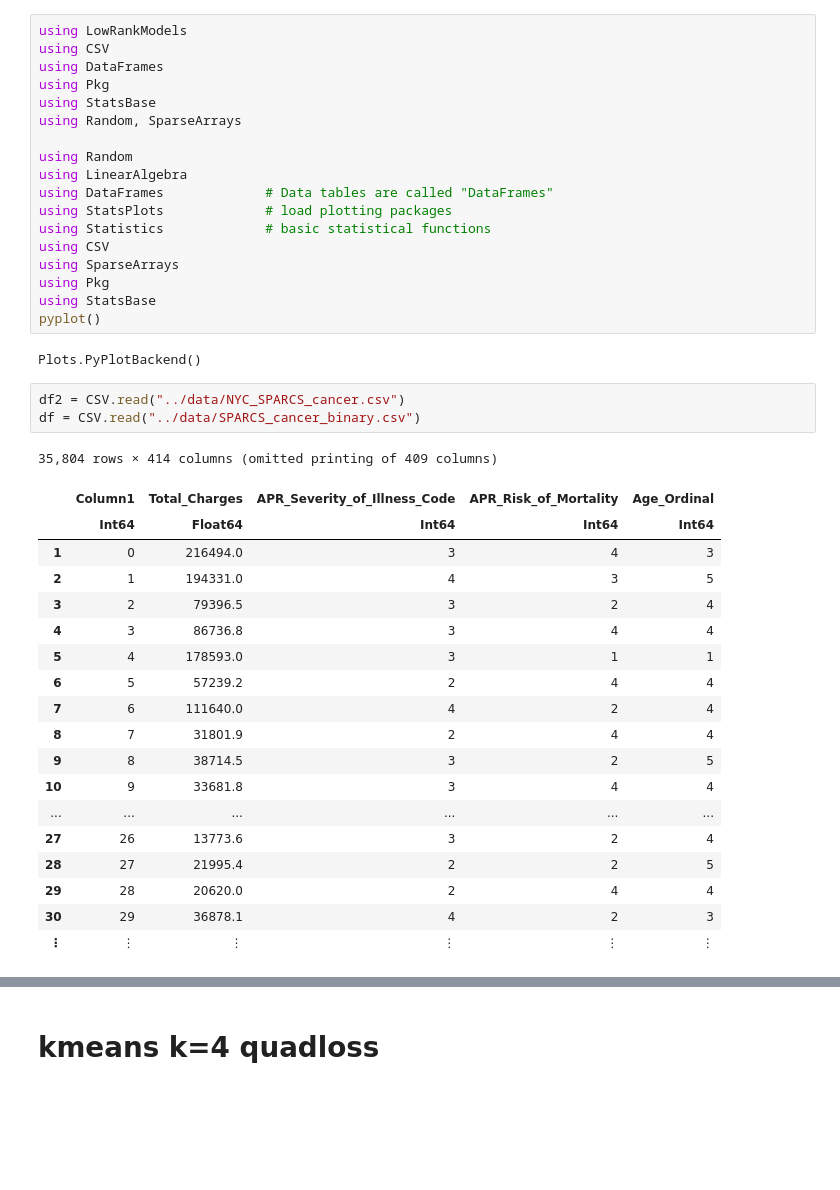
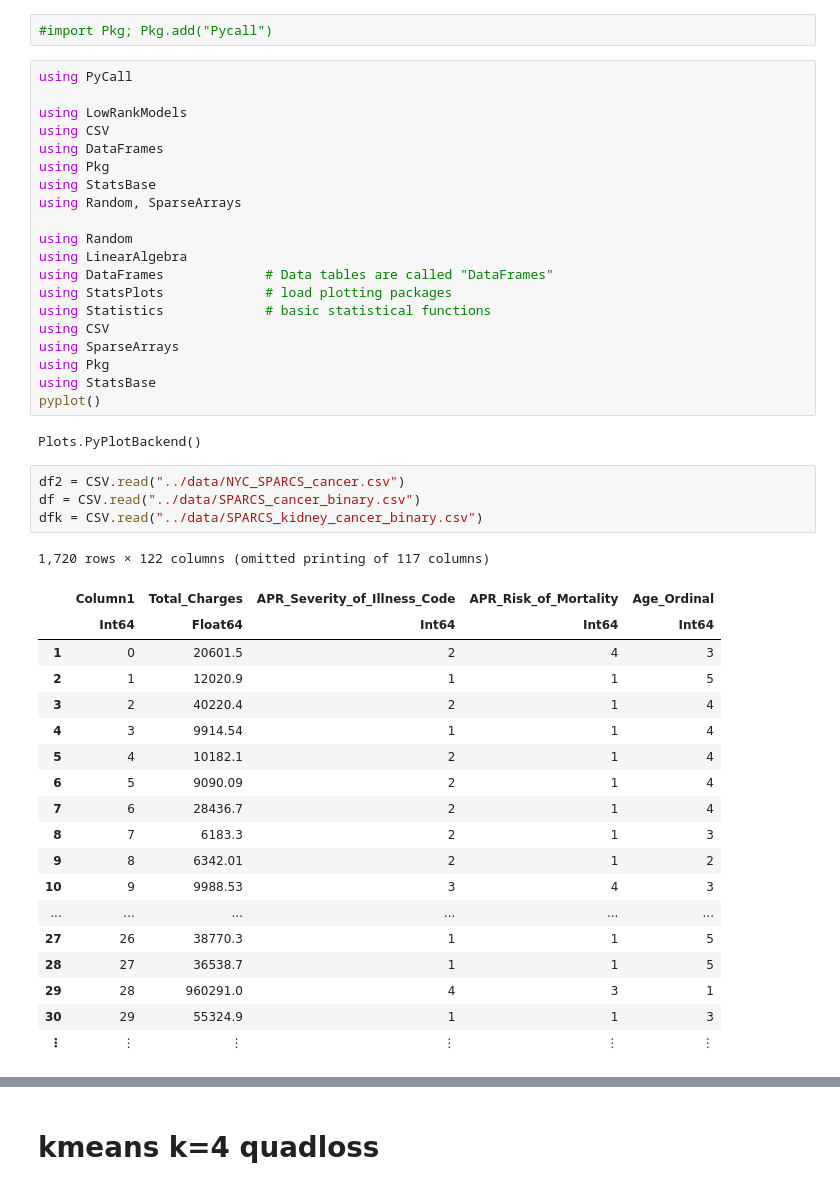
Before and after one commit to kathy908000/Population-Segmentation-For-Health-System-Management, a Jupyter notebook: code/cancer_glrm.ipynb, the cells around one changed output, grey strips where cells are left out. Saved outputs shown, nothing was run; the diff lists cells and outputs as text; blank space fills up the shorter version.

Commit message:
cancer glrm update

```diff
--- a/code/cancer_glrm.ipynb
+++ b/code/cancer_glrm.ipynb
@@ -1,4 +1,8 @@
+# %%
+#import Pkg; Pkg.add("Pycall")
 # %%
+using PyCall
+
 using LowRankModels
 using CSV
 using DataFrames
@@ -21,24 +25,25 @@ Plots.PyPlotBackend()
 # %%
 df2 = CSV.read("../data/NYC_SPARCS_cancer.csv")
 df = CSV.read("../data/SPARCS_cancer_binary.csv")
+dfk = CSV.read("../data/SPARCS_kidney_cancer_binary.csv")
 # %% [output]
-35,804 rows × 414 columns (omitted printing of 409 columns)
+1,720 rows × 122 columns (omitted printing of 117 columns)
 |  | Column1 | Total_Charges | APR_Severity_of_Illness_Code | APR_Risk_of_Mortality | Age_Ordinal |
 |  | Int64 | Float64 | Int64 | Int64 | Int64 |
-| 1 | 0 | 216494.0 | 3 | 4 | 3 |
-| 2 | 1 | 194331.0 | 4 | 3 | 5 |
-| 3 | 2 | 79396.5 | 3 | 2 | 4 |
-| 4 | 3 | 86736.8 | 3 | 4 | 4 |
-| 5 | 4 | 178593.0 | 3 | 1 | 1 |
-| 6 | 5 | 57239.2 | 2 | 4 | 4 |
-| 7 | 6 | 111640.0 | 4 | 2 | 4 |
-| 8 | 7 | 31801.9 | 2 | 4 | 4 |
-| 9 | 8 | 38714.5 | 3 | 2 | 5 |
-| 10 | 9 | 33681.8 | 3 | 4 | 4 |
+| 1 | 0 | 20601.5 | 2 | 4 | 3 |
+| 2 | 1 | 12020.9 | 1 | 1 | 5 |
+| 3 | 2 | 40220.4 | 2 | 1 | 4 |
+| 4 | 3 | 9914.54 | 1 | 1 | 4 |
+| 5 | 4 | 10182.1 | 2 | 1 | 4 |
+| 6 | 5 | 9090.09 | 2 | 1 | 4 |
+| 7 | 6 | 28436.7 | 2 | 1 | 4 |
+| 8 | 7 | 6183.3 | 2 | 1 | 3 |
+| 9 | 8 | 6342.01 | 2 | 1 | 2 |
+| 10 | 9 | 9988.53 | 3 | 4 | 3 |
 | ... | ... | ... | ... | ... | ... |
-| 27 | 26 | 13773.6 | 3 | 2 | 4 |
-| 28 | 27 | 21995.4 | 2 | 2 | 5 |
-| 29 | 28 | 20620.0 | 2 | 4 | 4 |
-| 30 | 29 | 36878.1 | 4 | 2 | 3 |
+| 27 | 26 | 38770.3 | 1 | 1 | 5 |
+| 28 | 27 | 36538.7 | 1 | 1 | 5 |
+| 29 | 28 | 960291.0 | 4 | 3 | 1 |
+| 30 | 29 | 55324.9 | 1 | 1 | 3 |
 | ⋮ | ⋮ | ⋮ | ⋮ | ⋮ | ⋮ |
 # %%
```
Also changed, not shown: parts of 27 cells of this notebook, 1 other file.
